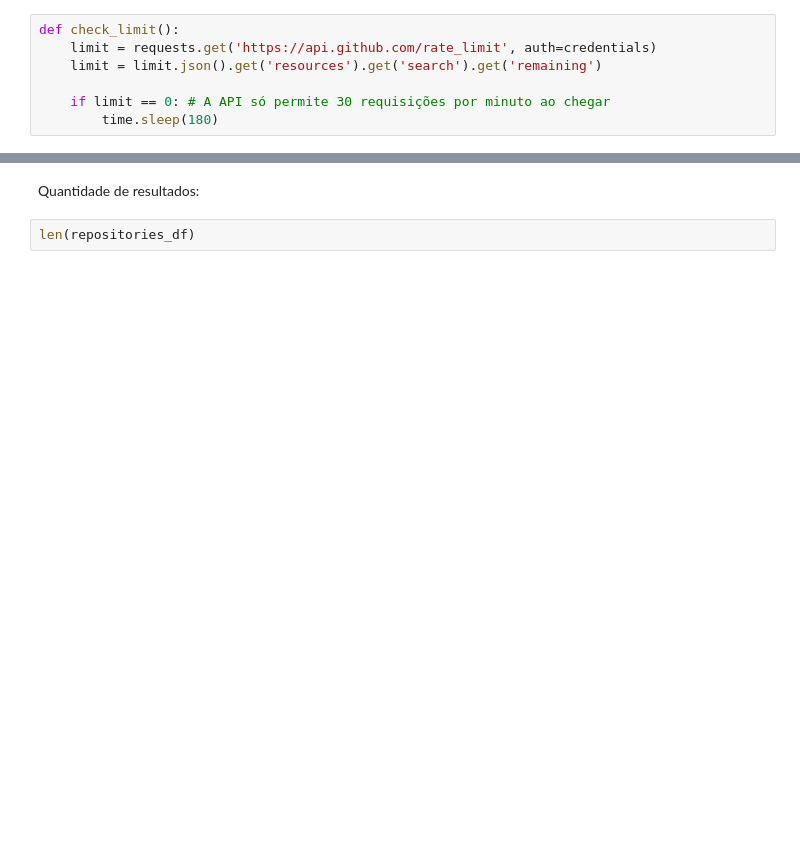
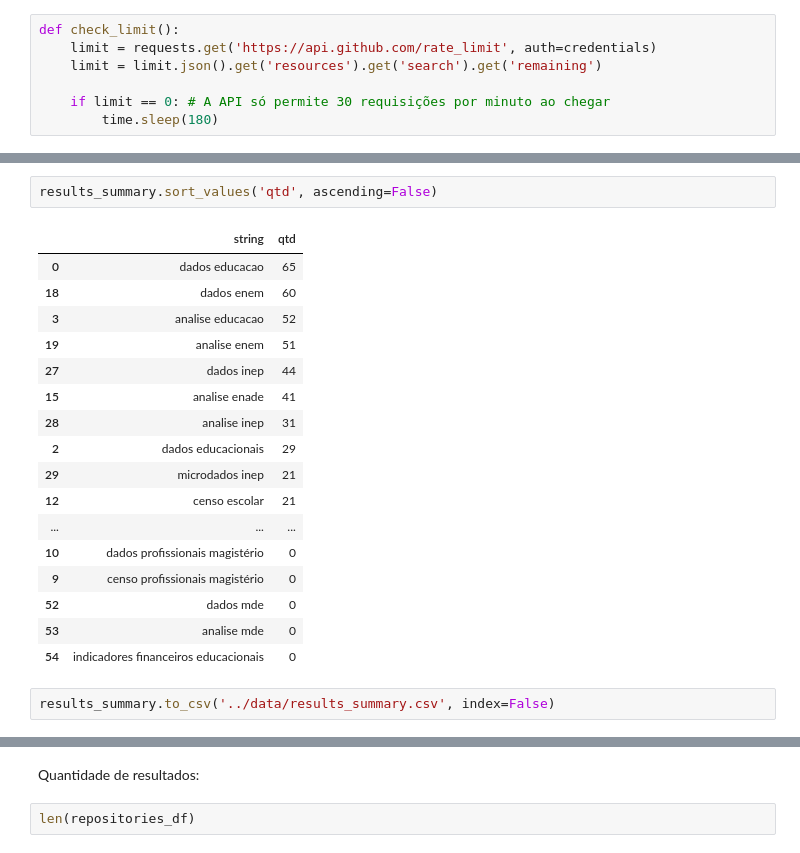
Before and after one commit to Lorenaps/caracterizacao-dados-abertos-gov, a Jupyter notebook: extraction/search_github_api.ipynb, the cells around one changed output, grey strips where cells are left out. Saved outputs shown, nothing was run; the diff lists cells and outputs as text; blank space fills up the shorter version.

```diff
--- a/extraction/search_github_api.ipynb
+++ b/extraction/search_github_api.ipynb
@@ -260,3 +263,25 @@ repositories_df = pd.DataFrame(items_list)
+# %%
+results_summary.sort_values('qtd', ascending=False)
+# %% [output]
+|  | string | qtd |
+| 0 | dados educacao | 65 |
+| 18 | dados enem | 60 |
+| 3 | analise educacao | 52 |
+| 19 | analise enem | 51 |
+| 27 | dados inep | 44 |
+| 15 | analise enade | 41 |
+| 28 | analise inep | 31 |
+| 2 | dados educacionais | 29 |
+| 29 | microdados inep | 21 |
+| 12 | censo escolar | 21 |
+| ... | ... | ... |
+| 10 | dados profissionais magistério | 0 |
+| 9 | censo profissionais magistério | 0 |
+| 52 | dados mde | 0 |
+| 53 | analise mde | 0 |
+| 54 | indicadores financeiros educacionais | 0 |
+# %%
+results_summary.to_csv('../data/results_summary.csv', index=False)
 # %%
 repositories_df.tail(3)
 # %% [output]
```
Also changed, not shown: parts of 19 cells of this notebook.
